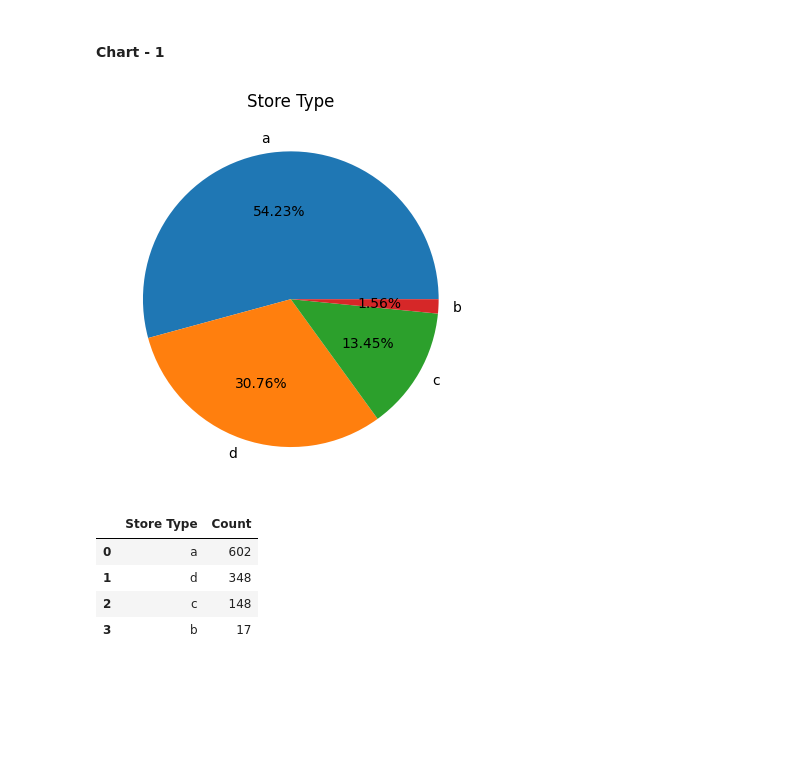
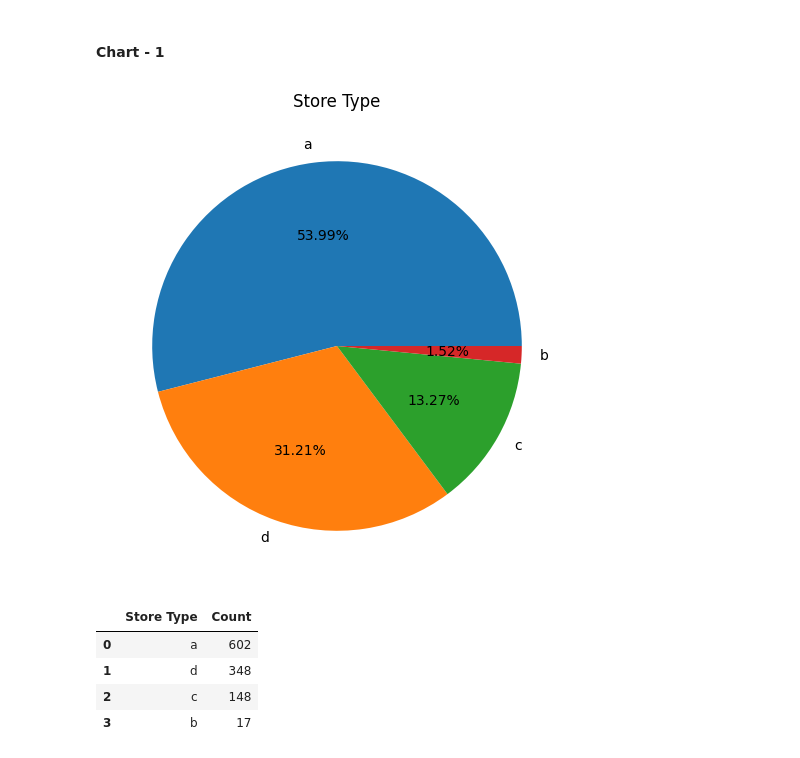
Before and after one commit to priyaregit/Regresssion-ML_Retail-Sales-Prediction, a Jupyter notebook: Retail_Sales_Prediction_Regression.ipynb, the cells around one changed output. Saved outputs shown, nothing was run; the diff lists cells and outputs as text; code cells hidden in the pictures; blank space fills up the shorter version.

```diff
--- a/Retail_Sales_Prediction_Regression.ipynb
+++ b/Retail_Sales_Prediction_Regression.ipynb
@@ -437,16 +443,16 @@ The rest of the data manipulation would be done as part of data pre-processing a
 # %%
 # Chart - 1 visualization code
 
 # Plotting a Pie Chart to visualize the number of stores by type
-plt.pie(df['StoreType'].value_counts(), labels = df['StoreType'].value_counts().index, autopct = "%.02f%%")
+plt.pie(ds2['StoreType'].value_counts(), labels = ds2['StoreType'].value_counts().index, autopct = "%.02f%%")
 
 # Giving a title to the plot
 plt.title("Store Type", fontsize = 12)
 
 # Setting the display figure size using rcParams method
 plt.rcParams['figure.figsize'] = (10, 6)
 # %% [output]
-[figure, old version]
+[figure, new version]
 # %%
 # Finding the value count of each Store type
 ds2['StoreType'].value_counts().reset_index().rename(columns={'index':'Store Type','StoreType': 'Count'})
```
Also changed, not shown: parts of 32 cells of this notebook.
